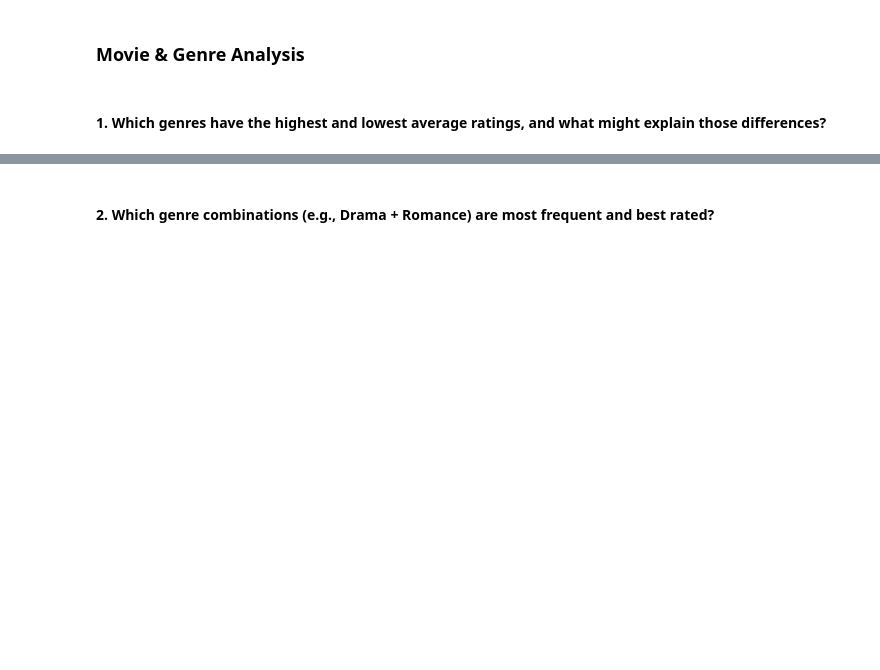
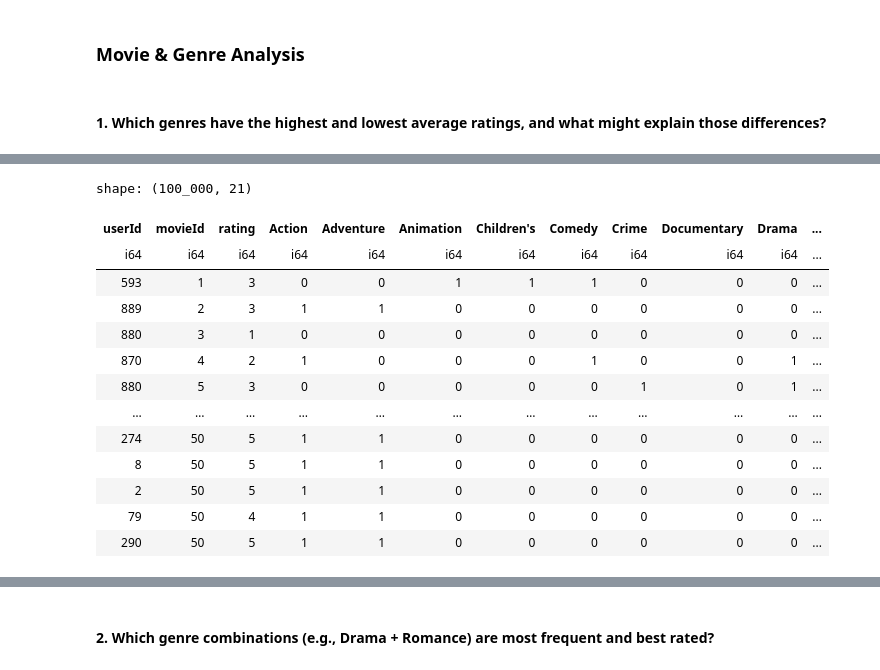
Before and after one commit to GoncaloBento/movielens-aws-duckdb, a Jupyter notebook: notebooks/data_base_handler.ipynb, the cells around one changed output, grey strips where cells are left out. Cells and saved outputs as stored; diff of their text form; code cells hidden in the pictures; blank space fills up the shorter version.

```diff
--- a/notebooks/data_base_handler.ipynb
+++ b/notebooks/data_base_handler.ipynb
@@ -10,6 +10,6 @@ conn.execute(
     """
 )
 
-df = conn.execute("SELECT * FROM movies_table").pl()
-print(df)
+df_movies = conn.execute("SELECT * FROM movies_table").pl()
+print(df_movies)
 # %% [output]
@@ -93,6 +93,6 @@ conn.execute(
     """
 )
 
-df = conn.execute("SELECT * FROM ratings_table").pl()
-print(df)
+df_ratings = conn.execute("SELECT * FROM ratings_table").pl()
+print(df_ratings)
 # %% [output]
@@ -155,0 +171,22 @@ print(df)
+# %%
+df_ratings_movies = duckdb.query(
+    """ SELECT dfr.userID, dfr.movieId, dfr.rating, dfm.Action, dfm.Adventure, dfm.Animation, dfm."Children's", dfm.Comedy ,dfm.Crime, dfm.Documentary, dfm.Drama, dfm.Fantasy , dfm."Film-Noir" , dfm.Horror, dfm.Musical, dfm.Mystery, dfm.Romance, dfm."Sci-Fi", dfm.Thriller, dfm.War, dfm.Western
+    FROM df_ratings AS dfr
+    INNER JOIN df_movies AS dfm ON dfr.movieId = dfm.movieId"""
+).pl()
+df_ratings_movies
+# %% [output]
+shape: (100_000, 21)
+| userId | movieId | rating | Action | Adventure | Animation | Children's | Comedy | Crime | Documentary | Drama | ... |
+| i64 | i64 | i64 | i64 | i64 | i64 | i64 | i64 | i64 | i64 | i64 | ... |
+| 593 | 1 | 3 | 0 | 0 | 1 | 1 | 1 | 0 | 0 | 0 | ... |
+| 889 | 2 | 3 | 1 | 1 | 0 | 0 | 0 | 0 | 0 | 0 | ... |
+| 880 | 3 | 1 | 0 | 0 | 0 | 0 | 0 | 0 | 0 | 0 | ... |
+| 870 | 4 | 2 | 1 | 0 | 0 | 0 | 1 | 0 | 0 | 1 | ... |
+| 880 | 5 | 3 | 0 | 0 | 0 | 0 | 0 | 1 | 0 | 1 | ... |
+| … | … | … | … | … | … | … | … | … | … | … | ... |
+| 274 | 50 | 5 | 1 | 1 | 0 | 0 | 0 | 0 | 0 | 0 | ... |
+| 8 | 50 | 5 | 1 | 1 | 0 | 0 | 0 | 0 | 0 | 0 | ... |
+| 2 | 50 | 5 | 1 | 1 | 0 | 0 | 0 | 0 | 0 | 0 | ... |
+| 79 | 50 | 4 | 1 | 1 | 0 | 0 | 0 | 0 | 0 | 0 | ... |
+| 290 | 50 | 5 | 1 | 1 | 0 | 0 | 0 | 0 | 0 | 0 | ... |
```
Also changed, not shown: parts of 25 cells of this notebook, 2 other files.
